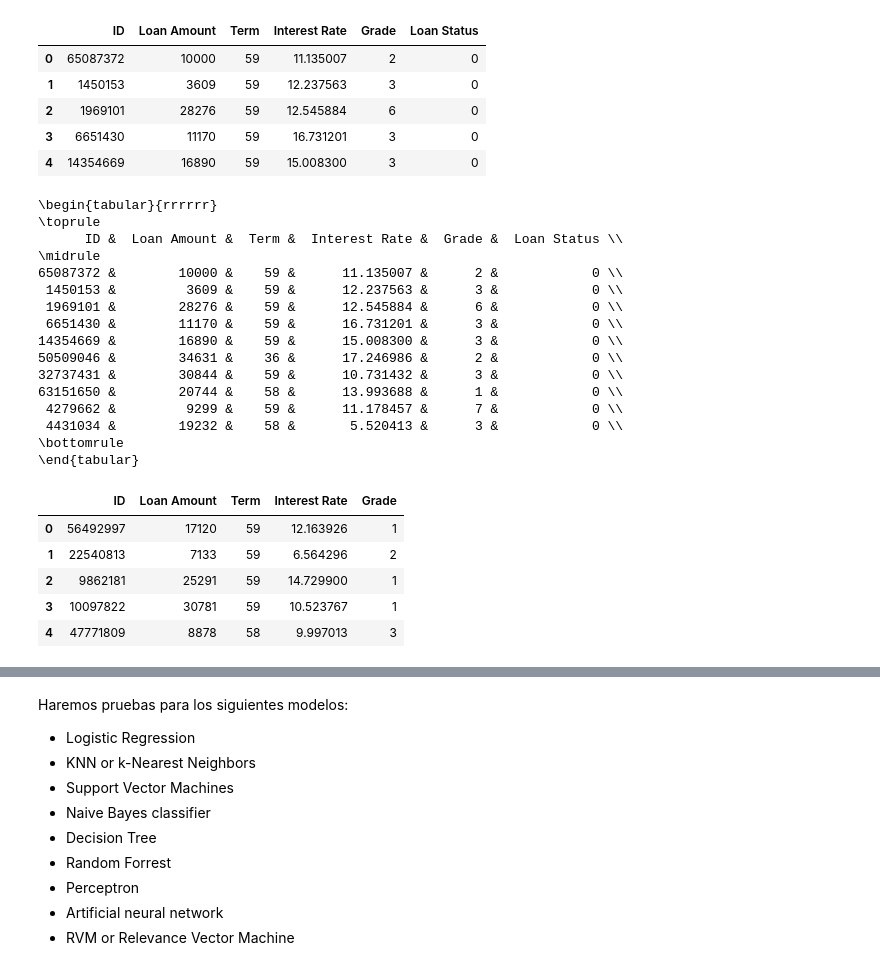
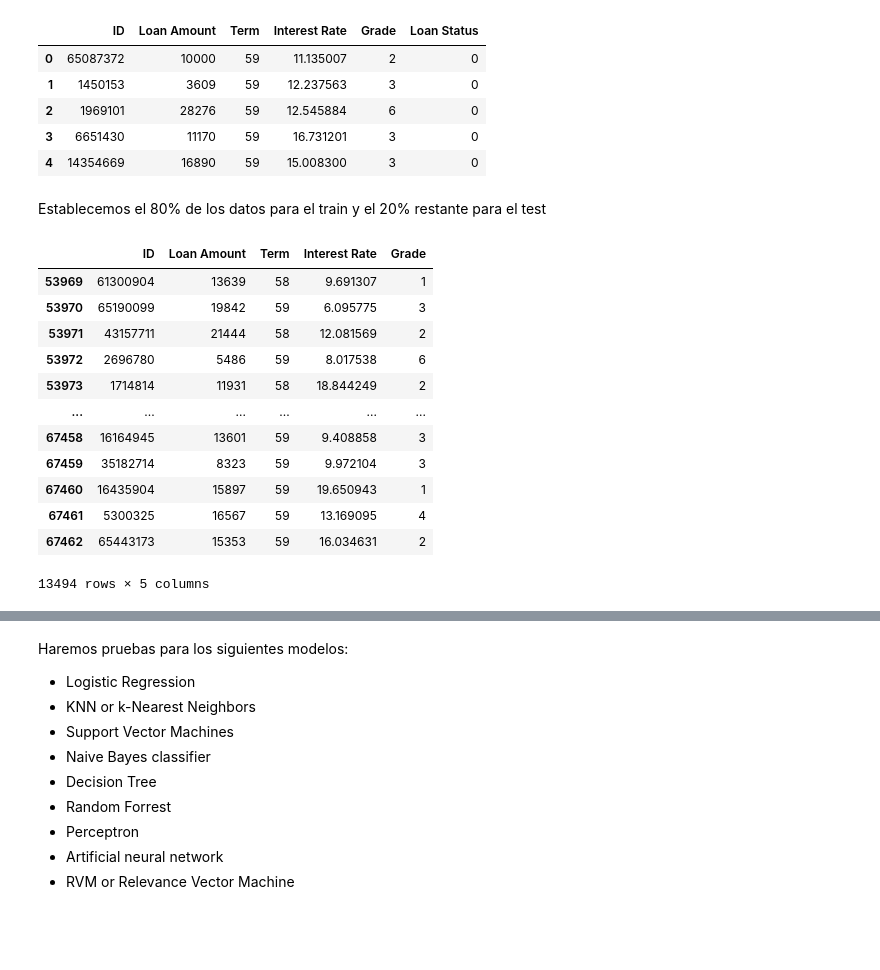
Before and after one commit to erickgt00/MLMCD, a Jupyter notebook: tareas/Tarea 6.ipynb, the cells around one changed output, grey strips where cells are left out. Saved outputs shown, nothing was run; the diff lists cells and outputs as text; code cells hidden in the pictures; blank space fills up the shorter version.

```diff
--- a/tareas/Tarea 6.ipynb
+++ b/tareas/Tarea 6.ipynb
@@ -29,31 +28,24 @@ train_df.head()
 | 3 | 6651430 | 11170 | 59 | 16.731201 | 3 | 0 |
 | 4 | 14354669 | 16890 | 59 | 15.008300 | 3 | 0 |
 # %%
-print(train_df.iloc[:10].to_latex(index=False))
+print(df.iloc[:10].to_latex(index=False))
-# %% [output]
-\begin{tabular}{rrrrrr}
-\toprule
-      ID &  Loan Amount &  Term &  Interest Rate &  Grade &  Loan Status \\
-\midrule
-65087372 &        10000 &    59 &      11.135007 &      2 &            0 \\
- 1450153 &         3609 &    59 &      12.237563 &      3 &            0 \\
- 1969101 &        28276 &    59 &      12.545884 &      6 &            0 \\
- 6651430 &        11170 &    59 &      16.731201 &      3 &            0 \\
-14354669 &        16890 &    59 &      15.008300 &      3 &            0 \\
-50509046 &        34631 &    36 &      17.246986 &      2 &            0 \\
-32737431 &        30844 &    59 &      10.731432 &      3 &            0 \\
-63151650 &        20744 &    58 &      13.993688 &      1 &            0 \\
- 4279662 &         9299 &    59 &      11.178457 &      7 &            0 \\
- 4431034 &        19232 &    58 &       5.520413 &      3 &            0 \\
-\bottomrule
-\end{tabular}
-# %%
-test_df = test_df[['ID','Loan Amount','Term','Interest Rate','Grade']]
-test_df.head()
-# %% [output]
-|  | ID | Loan Amount | Term | Interest Rate | Grade |
-| 0 | 56492997 | 17120 | 59 | 12.163926 | 1 |
-| 1 | 22540813 | 7133 | 59 | 6.564296 | 2 |
-| 2 | 9862181 | 25291 | 59 | 14.729900 | 1 |
-| 3 | 10097822 | 30781 | 59 | 10.523767 | 1 |
-| 4 | 47771809 | 8878 | 58 | 9.997013 | 3 |
+# %% [markdown]
+Establecemos el 80% de los datos para el train y el 20% restante para el test
+# %%
+test_df = df.tail(13494) # 20% of dataset will be used for testing
+test_df = test_df.drop("Loan Status", axis=1)
+test_df
+# %% [output]
+|  | ID | Loan Amount | Term | Interest Rate | Grade |
+| 53969 | 61300904 | 13639 | 58 | 9.691307 | 1 |
+| 53970 | 65190099 | 19842 | 59 | 6.095775 | 3 |
+| 53971 | 43157711 | 21444 | 58 | 12.081569 | 2 |
+| 53972 | 2696780 | 5486 | 59 | 8.017538 | 6 |
+| 53973 | 1714814 | 11931 | 58 | 18.844249 | 2 |
+| ... | ... | ... | ... | ... | ... |
+| 67458 | 16164945 | 13601 | 59 | 9.408858 | 3 |
+| 67459 | 35182714 | 8323 | 59 | 9.972104 | 3 |
+| 67460 | 16435904 | 15897 | 59 | 19.650943 | 1 |
+| 67461 | 5300325 | 16567 | 59 | 13.169095 | 4 |
+| 67462 | 65443173 | 15353 | 59 | 16.034631 | 2 |
+13494 rows × 5 columns
```
Also changed, not shown: parts of 15 cells of this notebook.
